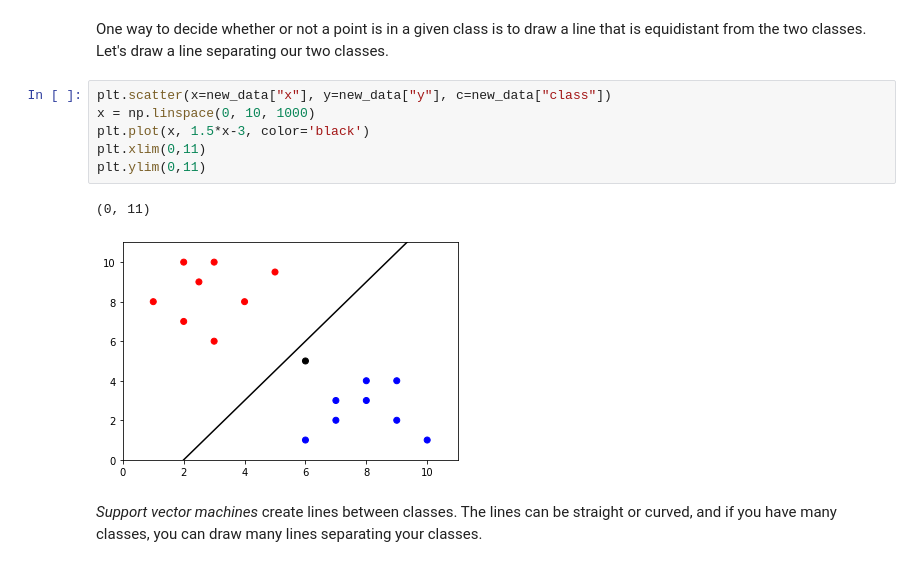
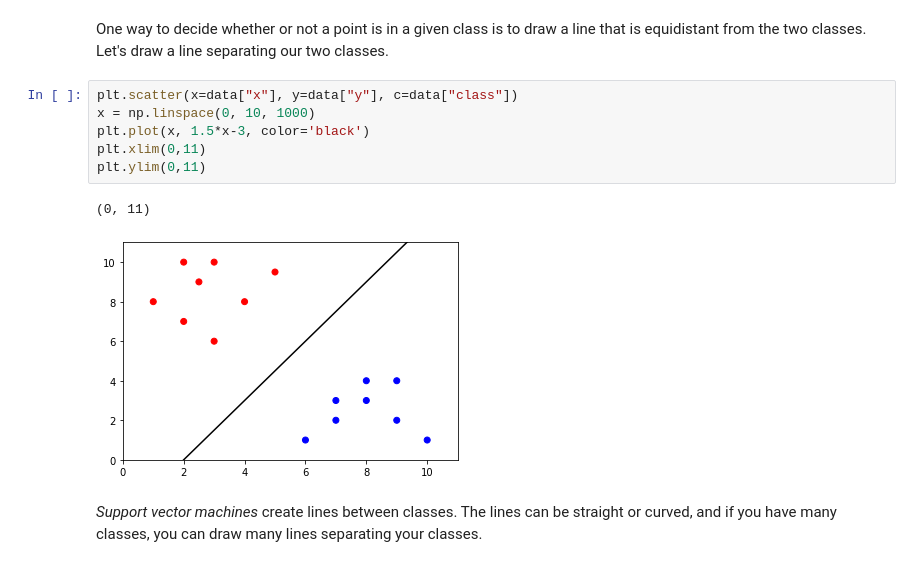
Before and after one commit to kteavery/dip-into-data-tutorial, a Jupyter notebook: lessons/main-lesson.ipynb, the cells around one changed output. Drawn from its saved outputs; the diff is of its cells as text.

```diff
--- a/lessons/main-lesson.ipynb
+++ b/lessons/main-lesson.ipynb
@@ -153,14 +153,14 @@ plt.scatter(x=new_data["x"], y=new_data["y"], c=new_data["class"])
 # %% [markdown]
 One way to decide whether or not a point is in a given class is to draw a line that is equidistant from the two classes. Let's draw a line separating our two classes.
 # %%
-plt.scatter(x=new_data["x"], y=new_data["y"], c=new_data["class"])
+plt.scatter(x=data["x"], y=data["y"], c=data["class"])
 x = np.linspace(0, 10, 1000)
 plt.plot(x, 1.5*x-3, color='black')
 plt.xlim(0,11)
 plt.ylim(0,11)
 # %% [output]
 (0, 11)
-[figure, old version]
+[figure, new version]
 # %% [markdown]
 *Support vector machines* create lines between classes. The lines can be straight or curved, and if you have many classes, you can draw many lines separating your classes.
 # %% [markdown]
```
Also changed, not shown: parts of 1 cell of this notebook, 3 other files.
